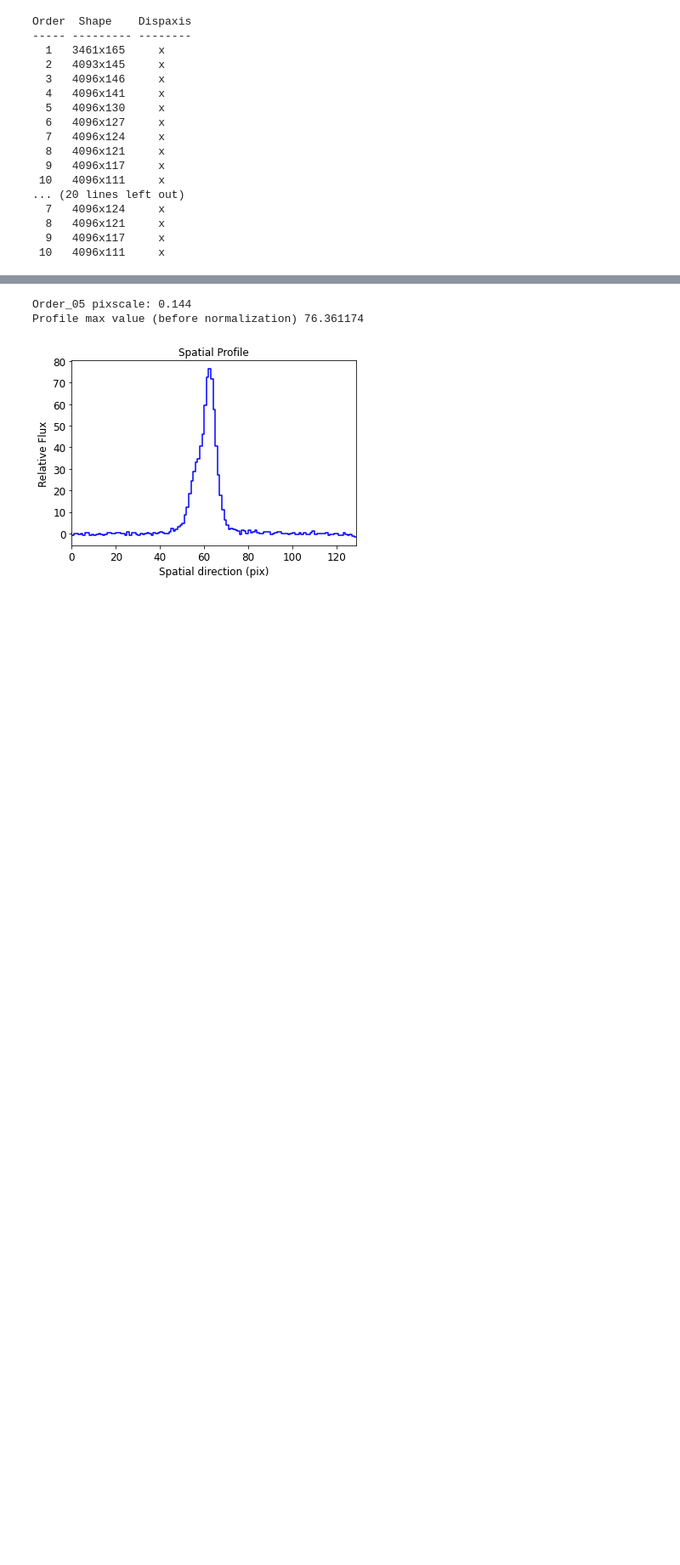
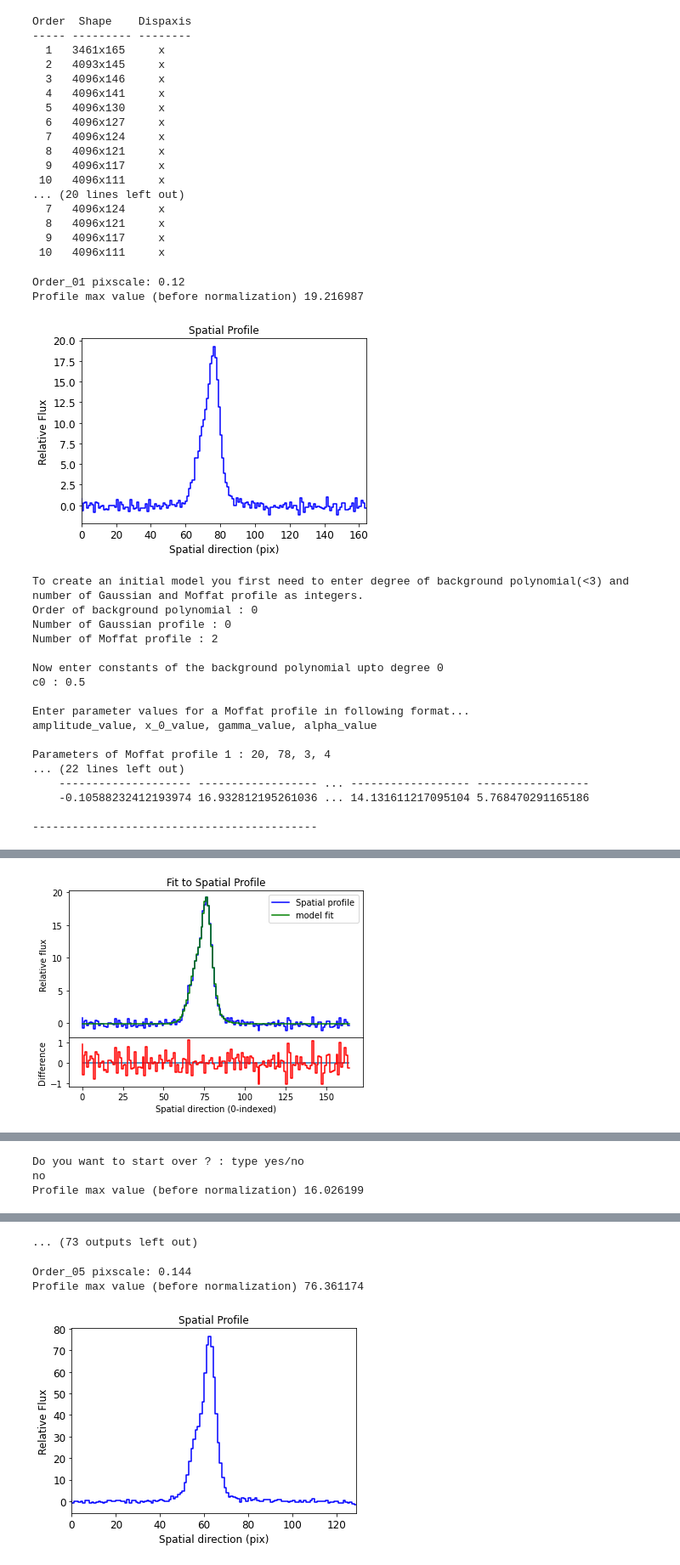
Before and after one commit to pmozumdar/spectra_extraction, a Jupyter notebook: J0248_esi_coadd2d.ipynb, the cells around one changed output, grey strips where cells are left out. Shown at 85% size. Cells and saved outputs as stored; diff of their text form; code cells hidden in the pictures; blank space fills up the shorter version.

Commit message:
notebook to coadd 2d ESI spectra of J0248.

```diff
--- a/J0248_esi_coadd2d.ipynb
+++ b/J0248_esi_coadd2d.ipynb
@@ -8,7 +8,7 @@ from keckcode_test.keckcode.esiredux import esi2d, esi1d
 from specim_test.specim.specfuncs import spec2d, spec1d, echelle1d
 from scipy.ndimage import map_coordinates, shift
 # %%
-file_loc = '../galaxy_spectra/ESI_data/*'
+file_loc = '../galaxy_spectra/ESI_data/2018/*'
 # %%
 spec2d_file_list = []
 var2d_file_list = []
@@ -50,3 +50,36 @@ Order  Shape    Dispaxis
   8   4096x121     x
   9   4096x117     x
  10   4096x111     x
+# %%
+pixrange = [[2500, 2800], [2400, 2700], [2600, 2900], [2400, 2800], [2200, 2600], [2200, 2600], [1800, 2200],
+            [1500, 1900], [1500, 1900], [1500, 1900]]
+spec_list = [spec1, spec2, spec3]
+order_list = spec1.ordinfo
+
+for order, pix in zip(order_list, pixrange):
+    print(order['name'], 'pixscale:', order['pixscale'])
+    for sp in spec_list:
+        profile = sp[order['order']-1].spatial_profile(pixrange=pix)
+        plt.show()
+        sp[order['order']-1].initial_model()
+# %% [output]
+Order_01 pixscale: 0.12
+Profile max value (before normalization) 19.216987
+[figure, added]
+To create an initial model you first need to enter degree of background polynomial(<3) and number of Gaussian and Moffat profile as integers.
+Order of background polynomial : 0
+Number of Gaussian profile : 0
+Number of Moffat profile : 2
+
+Now enter constants of the background polynomial upto degree 0
+c0 : 0.5
+
+Enter parameter values for a Moffat profile in following format...
+amplitude_value, x_0_value, gamma_value, alpha_value
+
+Parameters of Moffat profile 1 : 20, 78, 3, 4
+... (22 lines left out)
+    -------------------- ------------------ ... ------------------ -----------------
+    -0.10588232412193974 16.932812195261036 ... 14.131611217095104 5.768470291165186
+
+-------------------------------------------
@@ -52,0 +87 @@ Order  Shape    Dispaxis
+[figure, added]
@@ -52,0 +89,3 @@ Order  Shape    Dispaxis
+Do you want to start over ? : type yes/no
+no
+Profile max value (before normalization) 16.026199
@@ -53,2 +113,3 @@ Order  Shape    Dispaxis
+... (73 outputs left out)
 # %%
 #%matplotlib notebook
```
Also changed, not shown: parts of 9 cells of this notebook.
